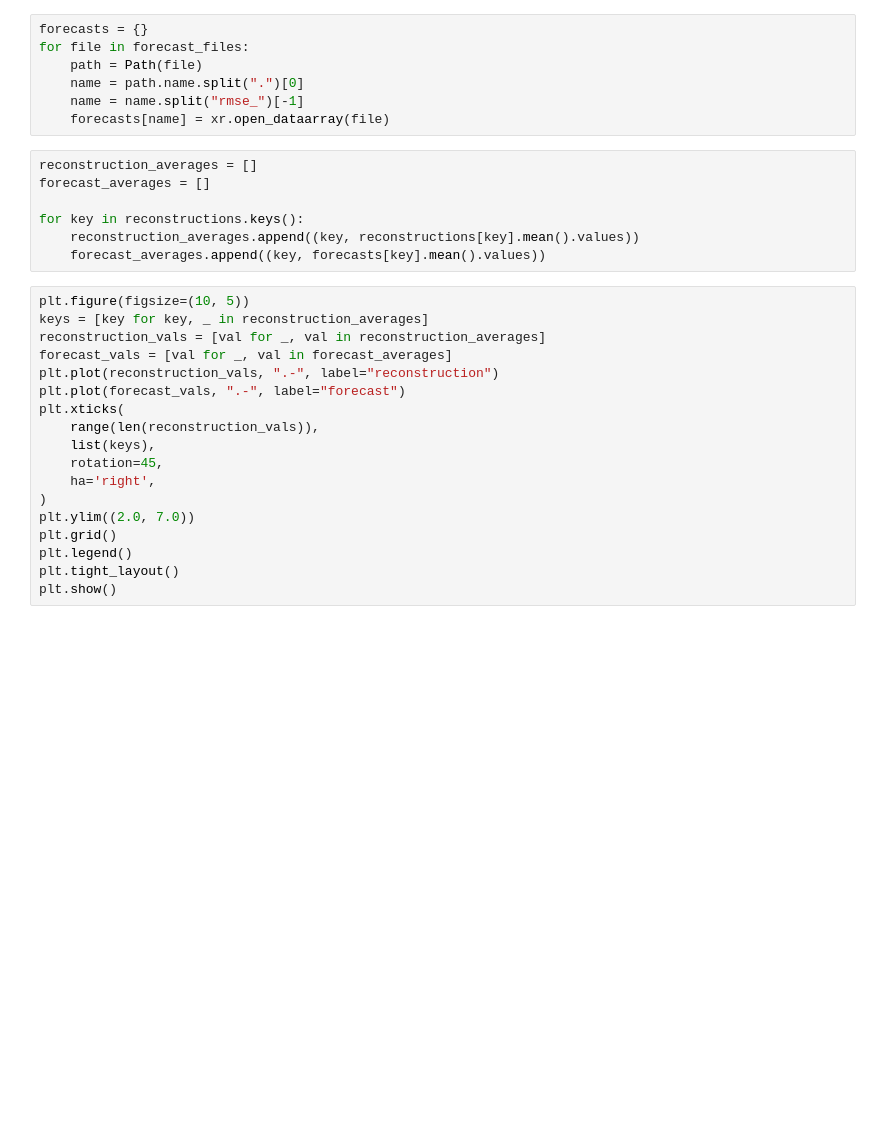
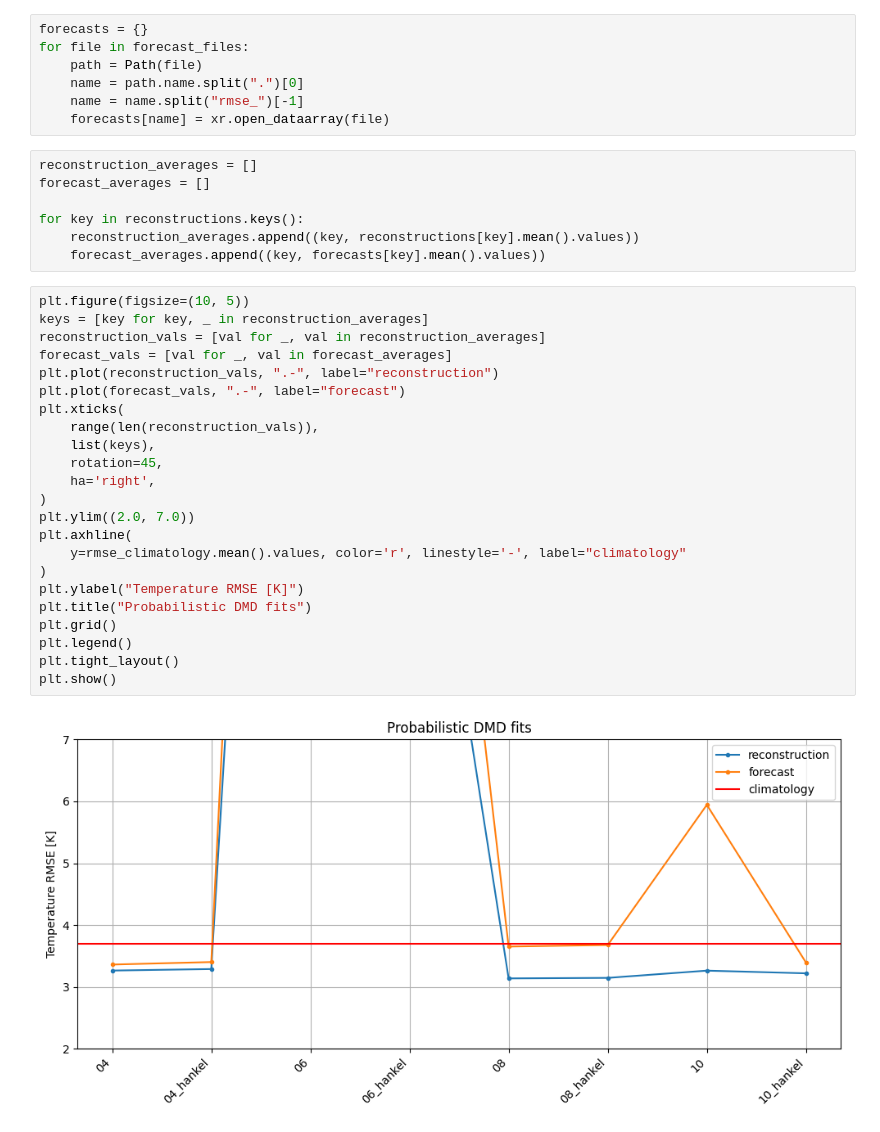
Before and after one commit to SVDROM/grid-search, a Jupyter notebook: evaluate.ipynb, the cells around one changed output. Drawn from its saved outputs; the diff is of its cells as text; blank space fills up the shorter version.

```diff
--- a/evaluate.ipynb
+++ b/evaluate.ipynb
@@ -93,18 +97,25 @@ for key in reconstructions.keys():
 # %%
 plt.figure(figsize=(10, 5))
 keys = [key for key, _ in reconstruction_averages]
 reconstruction_vals = [val for _, val in reconstruction_averages]
 forecast_vals = [val for _, val in forecast_averages]
 plt.plot(reconstruction_vals, ".-", label="reconstruction")
 plt.plot(forecast_vals, ".-", label="forecast")
 plt.xticks(
     range(len(reconstruction_vals)),
     list(keys),
     rotation=45,
     ha='right',
 )
 plt.ylim((2.0, 7.0))
+plt.axhline(
+    y=rmse_climatology.mean().values, color='r', linestyle='-', label="climatology"
+)
+plt.ylabel("Temperature RMSE [K]")
+plt.title("Probabilistic DMD fits")
 plt.grid()
 plt.legend()
 plt.tight_layout()
 plt.show()
+# %% [output]
+[figure, added]
```
Also changed, not shown: parts of 1 cell of this notebook.
